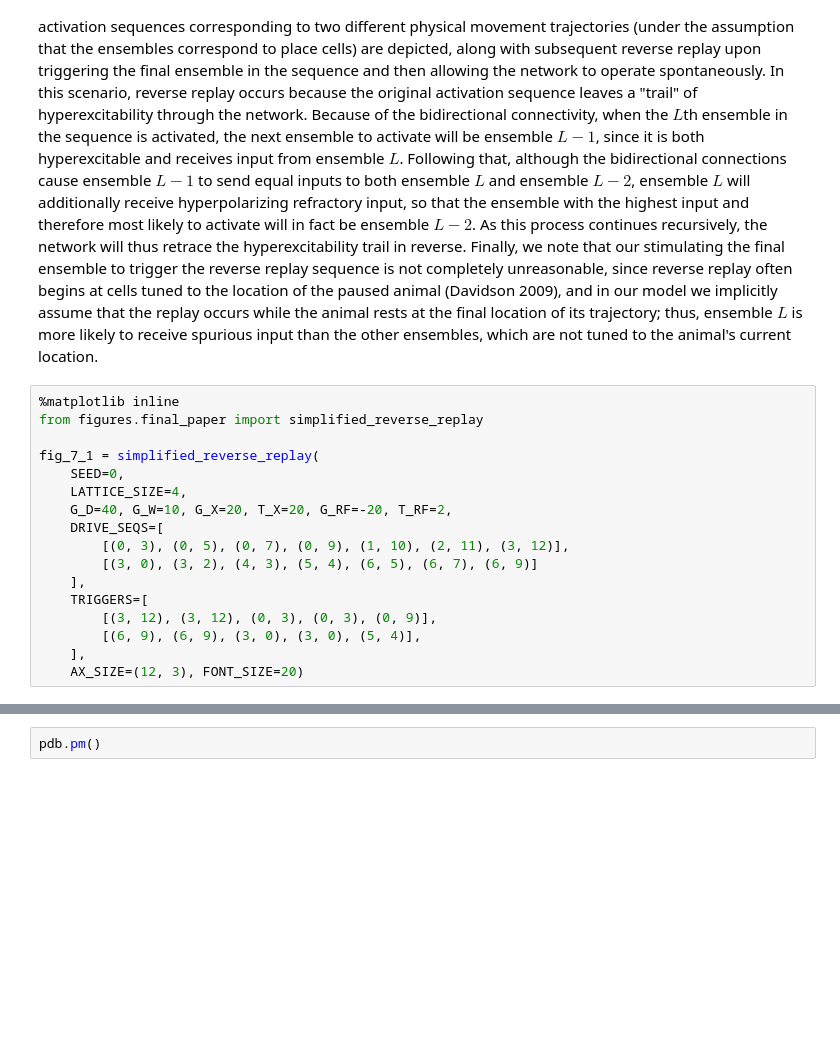
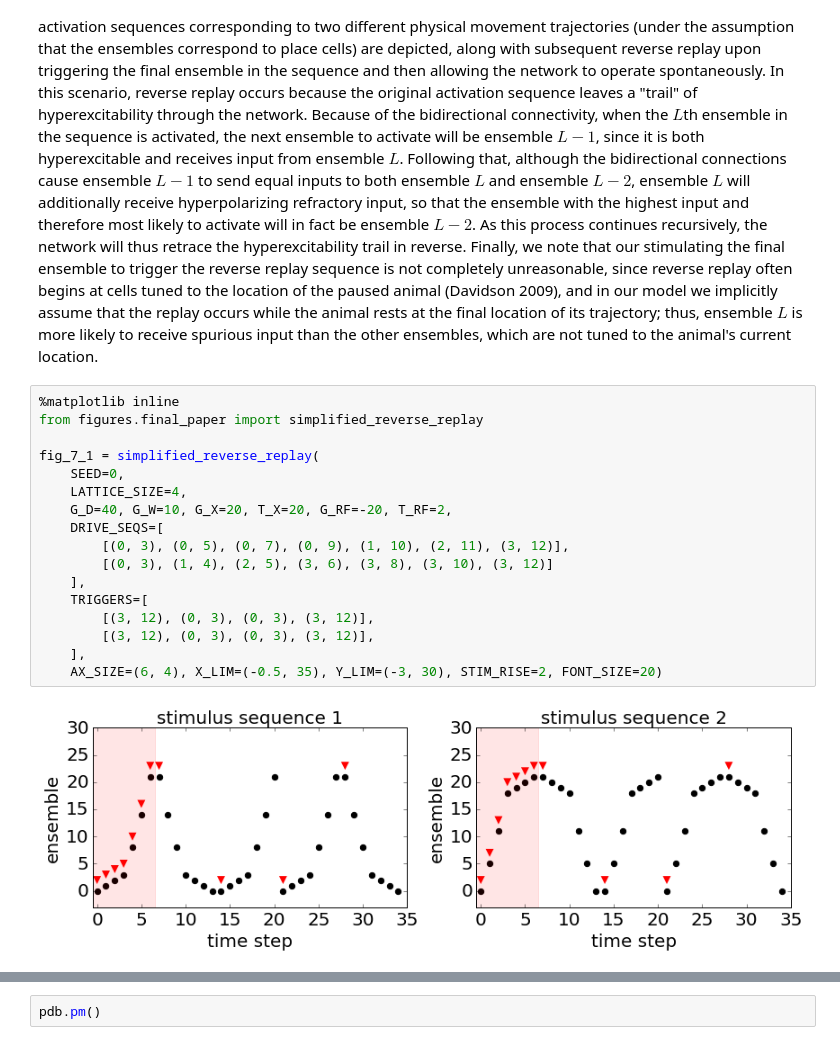
Before and after one commit to rkp8000/nothing_but_reruns, a Jupyter notebook: _paper_draft.ipynb, the cells around one changed output, grey strips where cells are left out. Cells and saved outputs as stored; diff of their text form; blank space fills up the shorter version.

```diff
--- a/_paper_draft.ipynb
+++ b/_paper_draft.ipynb
@@ -427,20 +440,22 @@ A remarkable finding about a decade ago was that sequential activity patterns re
 # %%
 %matplotlib inline
 from figures.final_paper import simplified_reverse_replay
 
 fig_7_1 = simplified_reverse_replay(
     SEED=0,
     LATTICE_SIZE=4,
     G_D=40, G_W=10, G_X=20, T_X=20, G_RF=-20, T_RF=2,
     DRIVE_SEQS=[
         [(0, 3), (0, 5), (0, 7), (0, 9), (1, 10), (2, 11), (3, 12)],
-        [(3, 0), (3, 2), (4, 3), (5, 4), (6, 5), (6, 7), (6, 9)]
+        [(0, 3), (1, 4), (2, 5), (3, 6), (3, 8), (3, 10), (3, 12)]
     ],
     TRIGGERS=[
-        [(3, 12), (3, 12), (0, 3), (0, 3), (0, 9)],
-        [(6, 9), (6, 9), (3, 0), (3, 0), (5, 4)],
+        [(3, 12), (0, 3), (0, 3), (3, 12)],
+        [(3, 12), (0, 3), (0, 3), (3, 12)],
     ],
-    AX_SIZE=(12, 3), FONT_SIZE=20)
+    AX_SIZE=(6, 4), X_LIM=(-0.5, 35), Y_LIM=(-3, 30), STIM_RISE=2, FONT_SIZE=20)
+# %% [output]
+[figure, added]
 # %%
 %matplotlib inline
 import pdb
```
Also changed, not shown: parts of 5 cells of this notebook, 1 other file.
